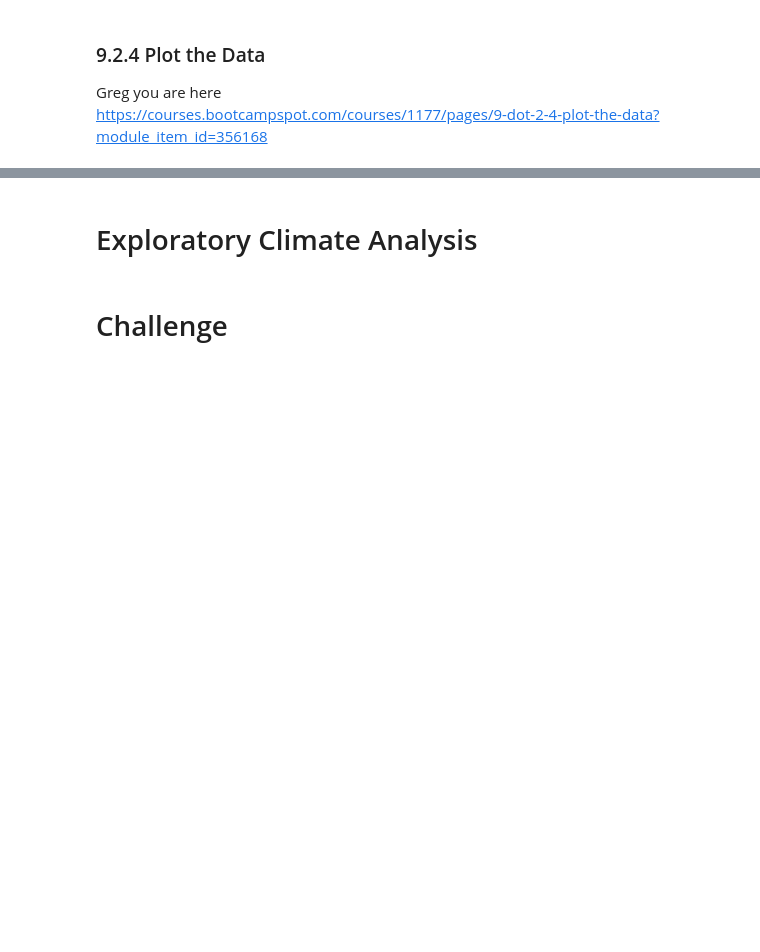
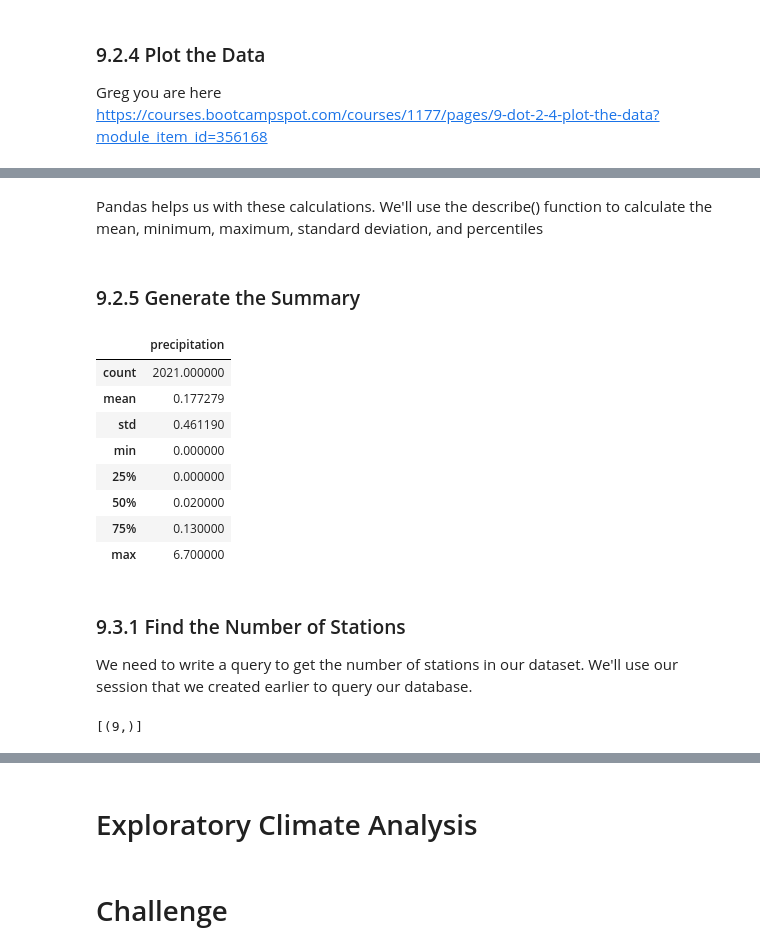
Before and after one commit to GregoryBWilson/surfs_up, a Jupyter notebook: climate_analysis.ipynb, the cells around one changed output, grey strips where cells are left out. Cells and saved outputs as stored; diff of their text form; code cells hidden in the pictures; blank space fills up the shorter version.

```diff
--- a/climate_analysis.ipynb
+++ b/climate_analysis.ipynb
@@ -162,0 +168,23 @@ https://courses.bootcampspot.com/courses/1177/pages/9-dot-2-4-plot-the-data?modu
+# %% [markdown]
+Pandas helps us with these calculations. We'll use the describe() function to calculate the mean, minimum, maximum, standard deviation, and percentiles
+# %% [markdown]
+### 9.2.5 Generate the Summary
+# %%
+df.describe()
+# %% [output]
+|  | precipitation |
+| count | 2021.000000 |
+| mean | 0.177279 |
+| std | 0.461190 |
+| min | 0.000000 |
+| 25% | 0.000000 |
+| 50% | 0.020000 |
+| 75% | 0.130000 |
+| max | 6.700000 |
+# %% [markdown]
+### 9.3.1 Find the Number of Stations
+We need to write a query to get the number of stations in our dataset. We'll use our session that we created earlier to query our database.
+# %%
+session.query(func.count(Station.station)).all()
+# %% [output]
+[(9,)]
```
Also changed, not shown: parts of 15 cells of this notebook.
